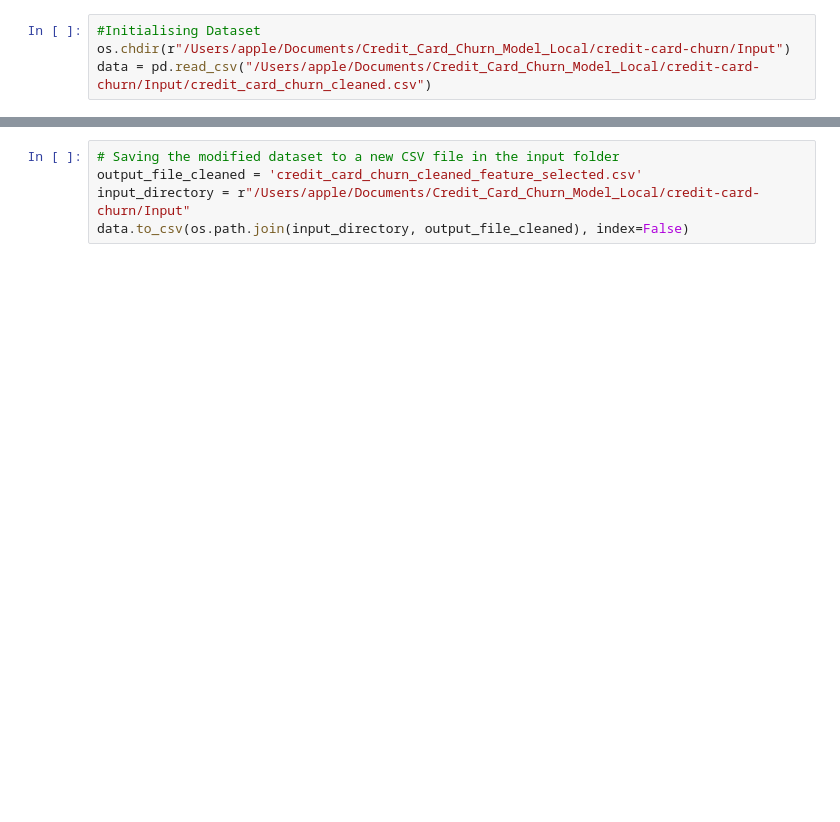
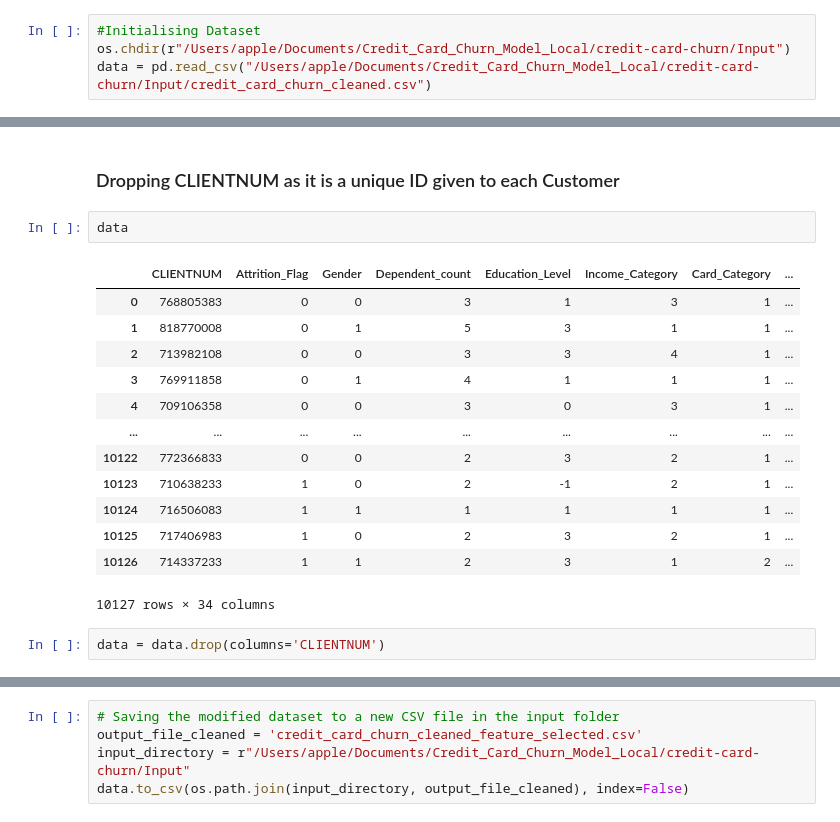
Before and after one commit to vineeethh/credit-card-churn, a Jupyter notebook: Notebook/_003_Feature_Selection.ipynb, the cells around one changed output, grey strips where cells are left out. Drawn from its saved outputs; the diff is of its cells as text; blank space fills up the shorter version.

```diff
--- a/Notebook/_003_Feature_Selection.ipynb
+++ b/Notebook/_003_Feature_Selection.ipynb
@@ -15,0 +123,20 @@ data = data.drop(columns=['Credit_Limit'])
+# %% [markdown]
+### Dropping CLIENTNUM as it is a unique ID given to each Customer
+# %%
+data
+# %% [output]
+|  | CLIENTNUM | Attrition_Flag | Gender | Dependent_count | Education_Level | Income_Category | Card_Category | ... |
+| 0 | 768805383 | 0 | 0 | 3 | 1 | 3 | 1 | ... |
+| 1 | 818770008 | 0 | 1 | 5 | 3 | 1 | 1 | ... |
+| 2 | 713982108 | 0 | 0 | 3 | 3 | 4 | 1 | ... |
+| 3 | 769911858 | 0 | 1 | 4 | 1 | 1 | 1 | ... |
+| 4 | 709106358 | 0 | 0 | 3 | 0 | 3 | 1 | ... |
+| ... | ... | ... | ... | ... | ... | ... | ... | ... |
+| 10122 | 772366833 | 0 | 0 | 2 | 3 | 2 | 1 | ... |
+| 10123 | 710638233 | 1 | 0 | 2 | -1 | 2 | 1 | ... |
+| 10124 | 716506083 | 1 | 1 | 1 | 1 | 1 | 1 | ... |
+| 10125 | 717406983 | 1 | 0 | 2 | 3 | 2 | 1 | ... |
+| 10126 | 714337233 | 1 | 1 | 2 | 3 | 1 | 2 | ... |
+10127 rows × 34 columns
+# %%
+data = data.drop(columns='CLIENTNUM')
```
Also changed, not shown: parts of 29 cells of this notebook.
